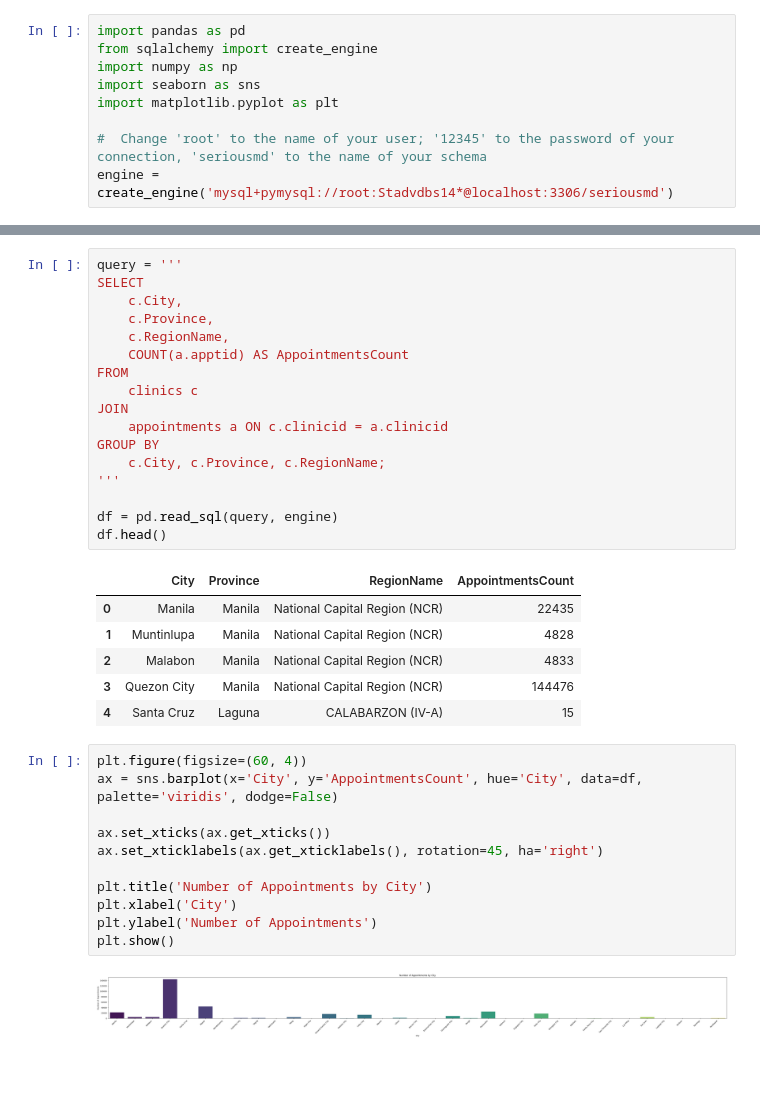
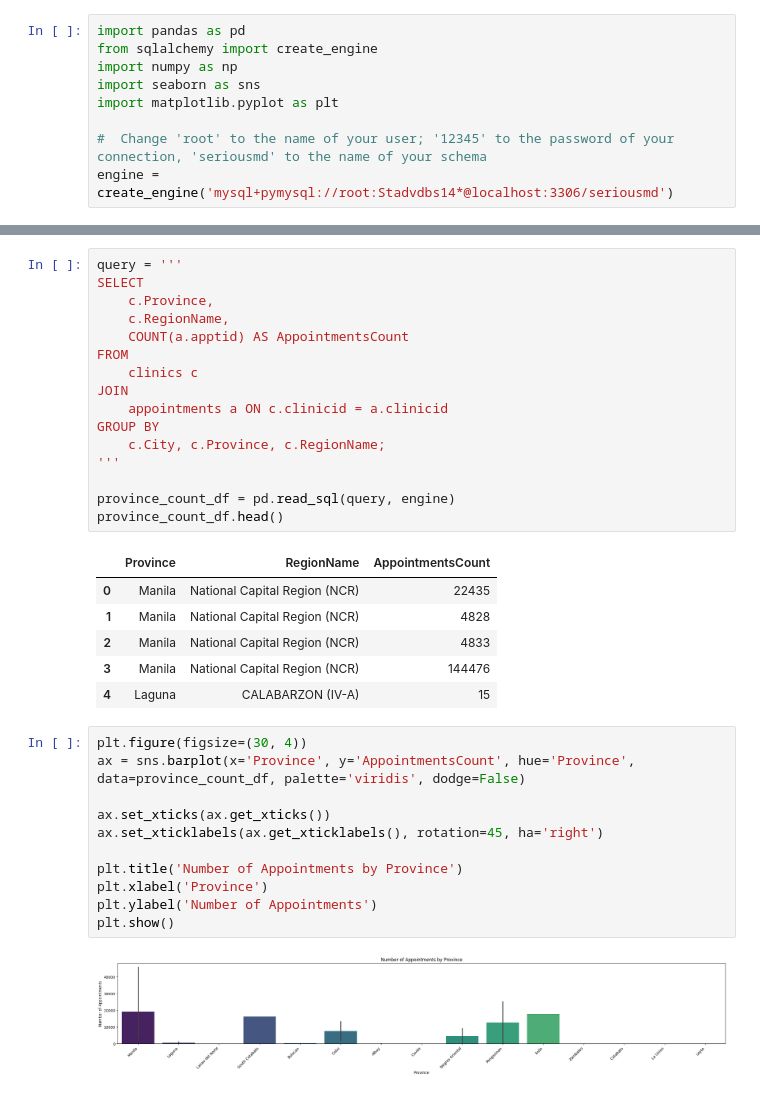
Before and after one commit to anaj00/STADVDB-MC01, a Jupyter notebook: operations/roll-up/rollup.ipynb, the cells around one changed output, grey strips where cells are left out. Saved outputs shown, nothing was run; the diff lists cells and outputs as text; blank space fills up the shorter version.

```diff
--- a/operations/roll-up/rollup.ipynb
+++ b/operations/roll-up/rollup.ipynb
@@ -13,7 +50,6 @@ engine = create_engine('mysql+pymysql://root:Stadvdbs14*@localhost:3306/seriousm
 # %%
 query = '''
 SELECT
-    c.City,
     c.Province,
     c.RegionName,
     COUNT(a.apptid) AS AppointmentsCount
@@ -25,28 +61,28 @@ GROUP BY
     c.City, c.Province, c.RegionName;
 '''
 
-df = pd.read_sql(query, engine)
-df.head()
+province_count_df = pd.read_sql(query, engine)
+province_count_df.head()
 # %% [output]
-|  | City | Province | RegionName | AppointmentsCount |
-| 0 | Manila | Manila | National Capital Region (NCR) | 22435 |
-| 1 | Muntinlupa | Manila | National Capital Region (NCR) | 4828 |
-| 2 | Malabon | Manila | National Capital Region (NCR) | 4833 |
-| 3 | Quezon City | Manila | National Capital Region (NCR) | 144476 |
-| 4 | Santa Cruz | Laguna | CALABARZON (IV-A) | 15 |
+|  | Province | RegionName | AppointmentsCount |
+| 0 | Manila | National Capital Region (NCR) | 22435 |
+| 1 | Manila | National Capital Region (NCR) | 4828 |
+| 2 | Manila | National Capital Region (NCR) | 4833 |
+| 3 | Manila | National Capital Region (NCR) | 144476 |
+| 4 | Laguna | CALABARZON (IV-A) | 15 |
 # %%
-plt.figure(figsize=(60, 4))
-ax = sns.barplot(x='City', y='AppointmentsCount', hue='City', data=df, palette='viridis', dodge=False)
+plt.figure(figsize=(30, 4))
+ax = sns.barplot(x='Province', y='AppointmentsCount', hue='Province', data=province_count_df, palette='viridis', dodge=False)
 
 ax.set_xticks(ax.get_xticks())
 ax.set_xticklabels(ax.get_xticklabels(), rotation=45, ha='right')
 
-plt.title('Number of Appointments by City')
-plt.xlabel('City')
+plt.title('Number of Appointments by Province')
+plt.xlabel('Province')
 plt.ylabel('Number of Appointments')
 plt.show()
 # %% [output]
-[figure, old version]
+[figure, new version]
 # %%
 query = '''
 SELECT
```
Also changed, not shown: parts of 15 cells of this notebook, 1 other file.
